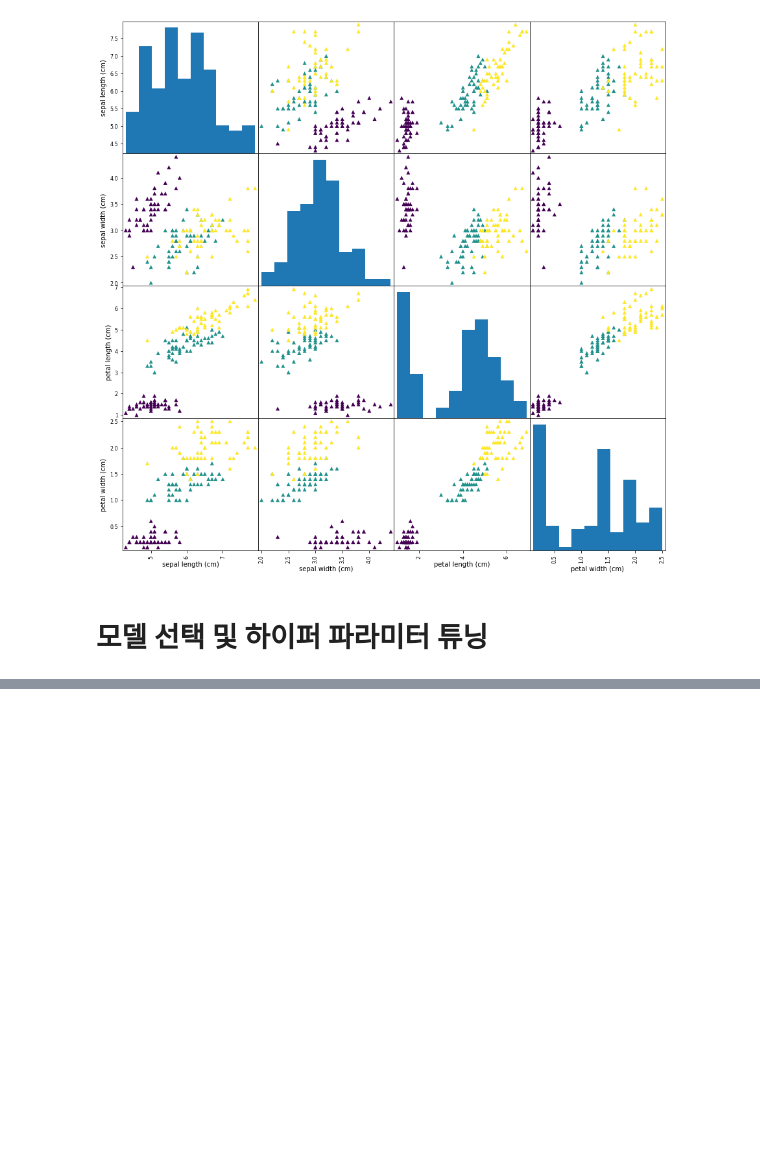
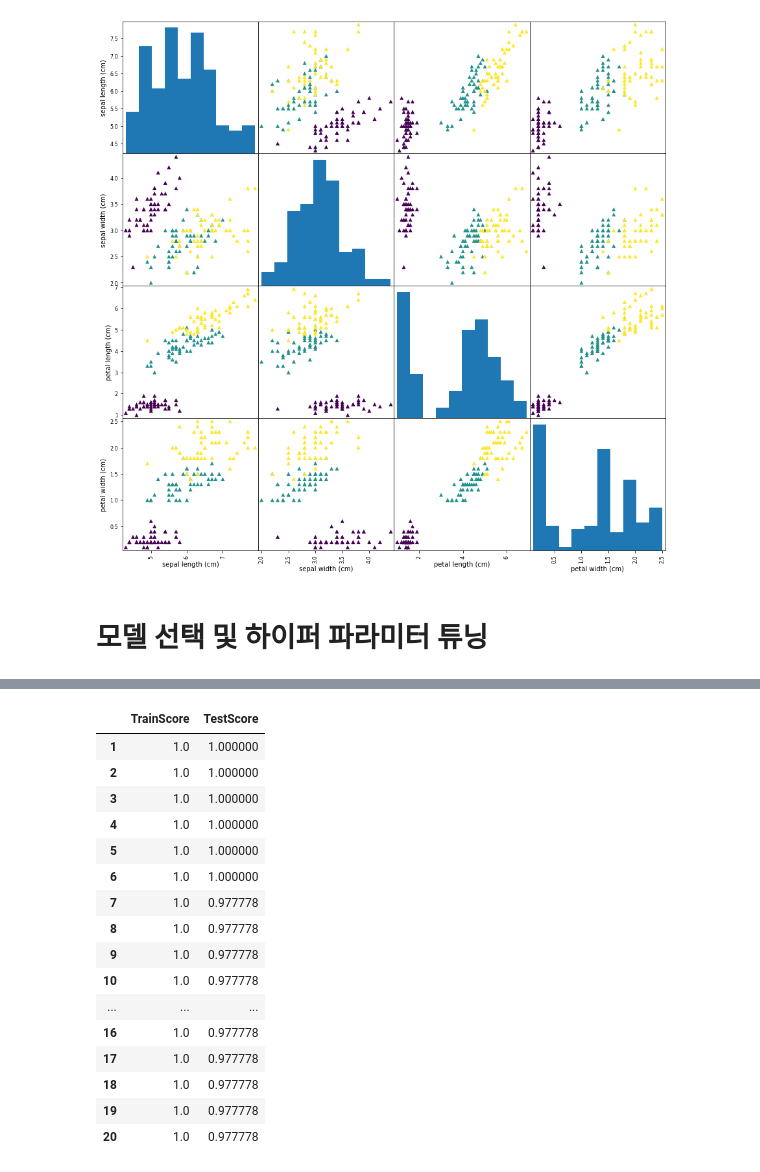
Before and after one commit to muinise74/Machine-Learning-, a Jupyter notebook: ex03_머신 러닝_KNN_iris실습.ipynb, the cells around one changed output, grey strips where cells are left out. Cells and saved outputs as stored; diff of their text form; code cells hidden in the pictures; blank space fills up the shorter version.

```diff
--- a/ex03_머신 러닝_KNN_iris실습.ipynb
+++ b/ex03_머신 러닝_KNN_iris실습.ipynb
@@ -251,0 +256,26 @@ knn_model.score(XTrain,yTrain)
+# %%
+scoreList = []
+for i in range(1,21):
+    knn_model = KNeighborsClassifier(n_neighbors=i,weights='distance')
+    knn_model.fit(XTrain,yTrain)
+    scoreList.append([knn_model.score(XTrain,yTrain),knn_model.score(XTest,yTest)])
+df_scoreList = pd.DataFrame(scoreList,columns=['TrainScore','TestScore'],index=range(1,21))
+df_scoreList
+# %% [output]
+|  | TrainScore | TestScore |
+| 1 | 1.0 | 1.000000 |
+| 2 | 1.0 | 1.000000 |
+| 3 | 1.0 | 1.000000 |
+| 4 | 1.0 | 1.000000 |
+| 5 | 1.0 | 1.000000 |
+| 6 | 1.0 | 1.000000 |
+| 7 | 1.0 | 0.977778 |
+| 8 | 1.0 | 0.977778 |
+| 9 | 1.0 | 0.977778 |
+| 10 | 1.0 | 0.977778 |
+| ... | ... | ... |
+| 16 | 1.0 | 0.977778 |
+| 17 | 1.0 | 0.977778 |
+| 18 | 1.0 | 0.977778 |
+| 19 | 1.0 | 0.977778 |
+| 20 | 1.0 | 0.977778 |
```
Also changed, not shown: parts of 36 cells of this notebook.
